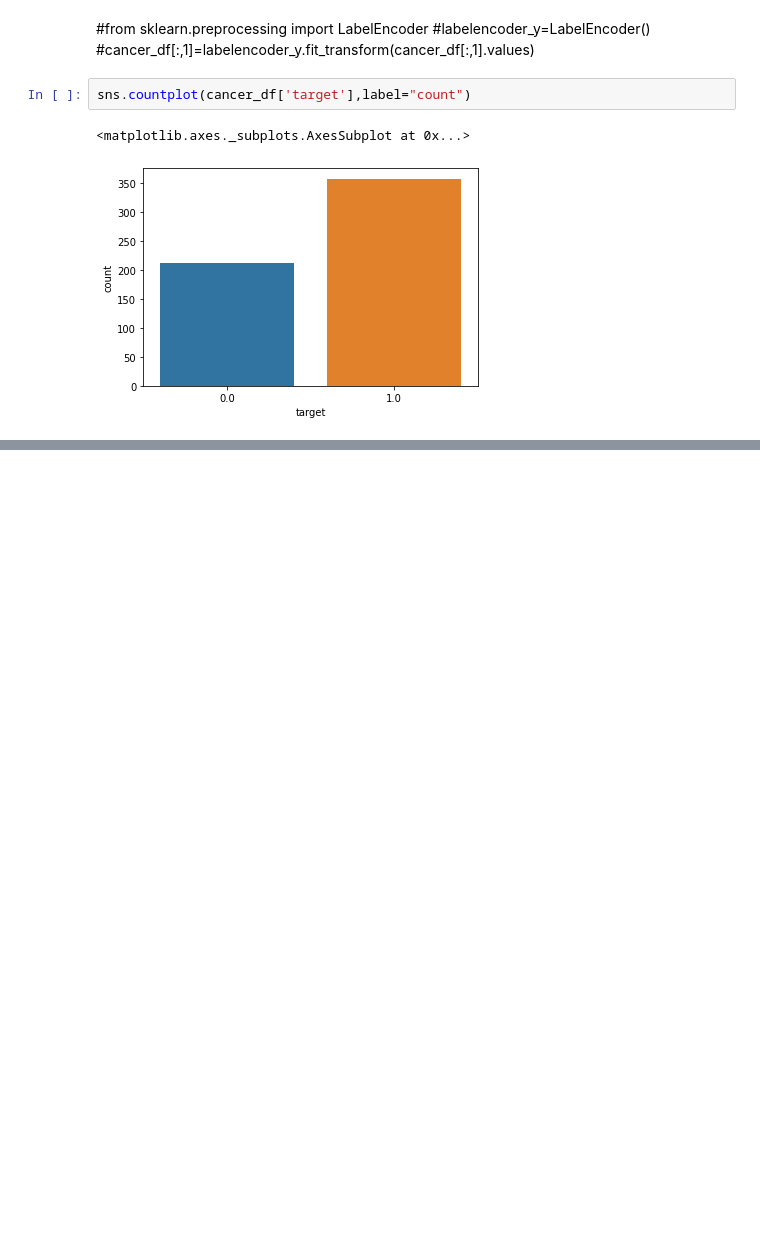
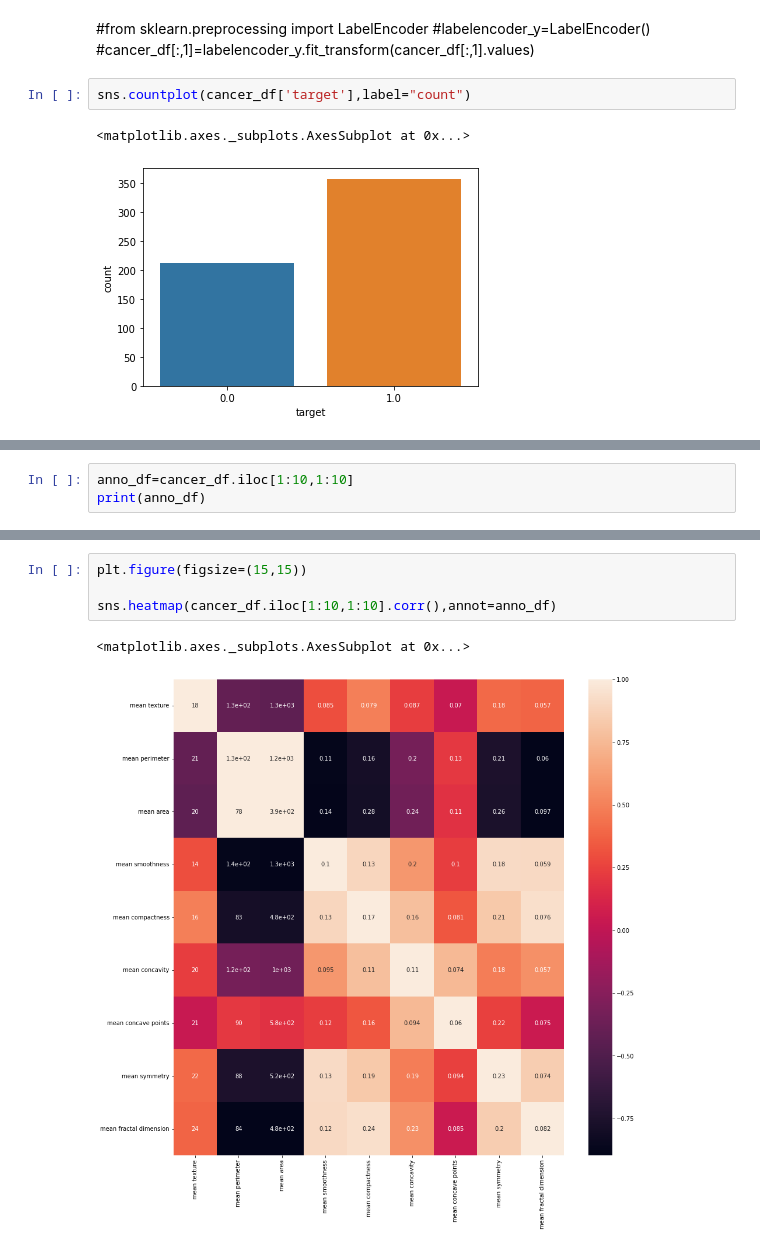
Before and after one commit to lalatendu7/Breast-cancer-detection-in-ML, a Jupyter notebook: Untitled2.ipynb, the cells around one changed output, grey strips where cells are left out. Saved outputs shown, nothing was run; the diff lists cells and outputs as text; blank space fills up the shorter version.

```diff
--- a/Untitled2.ipynb
+++ b/Untitled2.ipynb
@@ -197,0 +219,3 @@ sns.pairplot(cancer_df, vars=cancer_df.iloc[:,1:5] , hue='target')
+# %%
+anno_df=cancer_df.iloc[1:10,1:10]
+print(anno_df)
@@ -197,0 +240,7 @@ sns.pairplot(cancer_df, vars=cancer_df.iloc[:,1:5] , hue='target')
+# %%
+plt.figure(figsize=(15,15))
+
+sns.heatmap(cancer_df.iloc[1:10,1:10].corr(),annot=anno_df)
+# %% [output]
+<matplotlib.axes._subplots.AxesSubplot at 0x...>
+[figure, added]
```
Also changed, not shown: parts of 4 cells of this notebook.
